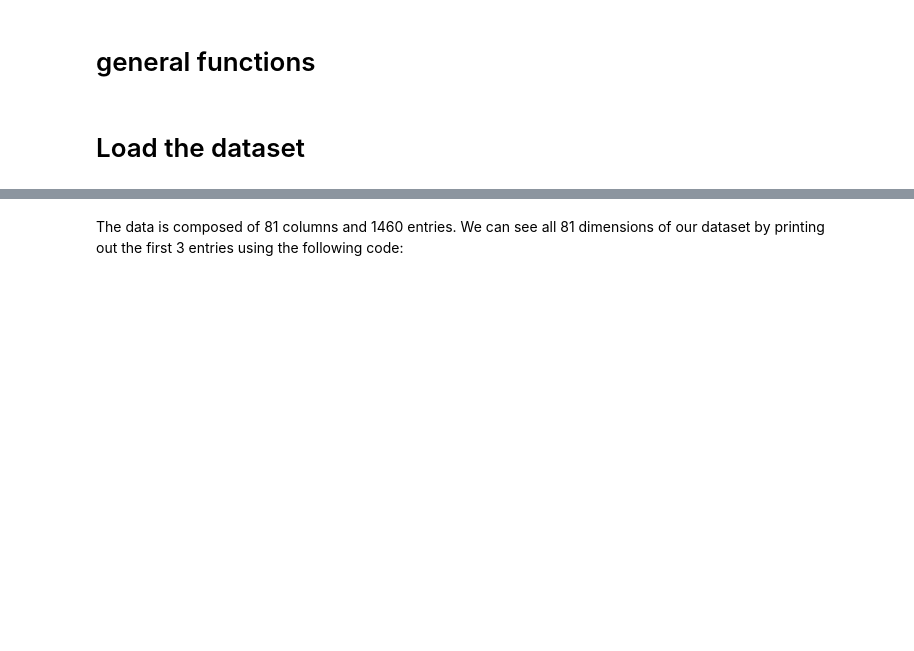
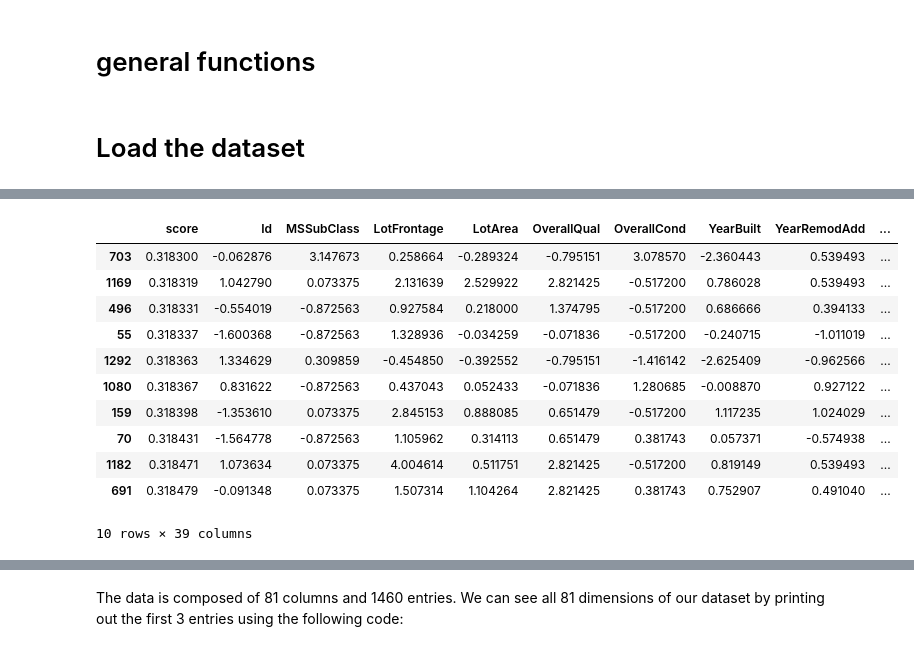
Before and after one commit to talbrend/JET, a Jupyter notebook: Model_JET.ipynb, the cells around one changed output, grey strips where cells are left out. Saved outputs shown, nothing was run; the diff lists cells and outputs as text; code cells hidden in the pictures; blank space fills up the shorter version.

```diff
--- a/Model_JET.ipynb
+++ b/Model_JET.ipynb
@@ -116,0 +154,20 @@ X_train, X_validation, y_train, y_validation = train_test_split(X, y, test_size=
+# %%
+from sklearn.svm import OneClassSVM
+svm_clf = OneClassSVM(nu=0.01).fit(standardized_data)
+svm_scores = svm_clf.score_samples(standardized_data)
+svm_scores = pd.DataFrame({'score': svm_scores}, index=standardized_data.index)
+combined_df = pd.concat([svm_scores, standardized_data], axis=1).sort_values('score')
+combined_df.head(10)
+# %% [output]
+|  | score | Id | MSSubClass | LotFrontage | LotArea | OverallQual | OverallCond | YearBuilt | YearRemodAdd | ... |
+| 703 | 0.318300 | -0.062876 | 3.147673 | 0.258664 | -0.289324 | -0.795151 | 3.078570 | -2.360443 | 0.539493 | ... |
+| 1169 | 0.318319 | 1.042790 | 0.073375 | 2.131639 | 2.529922 | 2.821425 | -0.517200 | 0.786028 | 0.539493 | ... |
+| 496 | 0.318331 | -0.554019 | -0.872563 | 0.927584 | 0.218000 | 1.374795 | -0.517200 | 0.686666 | 0.394133 | ... |
+| 55 | 0.318337 | -1.600368 | -0.872563 | 1.328936 | -0.034259 | -0.071836 | -0.517200 | -0.240715 | -1.011019 | ... |
+| 1292 | 0.318363 | 1.334629 | 0.309859 | -0.454850 | -0.392552 | -0.795151 | -1.416142 | -2.625409 | -0.962566 | ... |
+| 1080 | 0.318367 | 0.831622 | -0.872563 | 0.437043 | 0.052433 | -0.071836 | 1.280685 | -0.008870 | 0.927122 | ... |
+| 159 | 0.318398 | -1.353610 | 0.073375 | 2.845153 | 0.888085 | 0.651479 | -0.517200 | 1.117235 | 1.024029 | ... |
+| 70 | 0.318431 | -1.564778 | -0.872563 | 1.105962 | 0.314113 | 0.651479 | 0.381743 | 0.057371 | -0.574938 | ... |
+| 1182 | 0.318471 | 1.073634 | 0.073375 | 4.004614 | 0.511751 | 2.821425 | -0.517200 | 0.819149 | 0.539493 | ... |
+| 691 | 0.318479 | -0.091348 | 0.073375 | 1.507314 | 1.104264 | 2.821425 | 0.381743 | 0.752907 | 0.491040 | ... |
+10 rows × 39 columns
```
Also changed, not shown: parts of 33 cells of this notebook.
